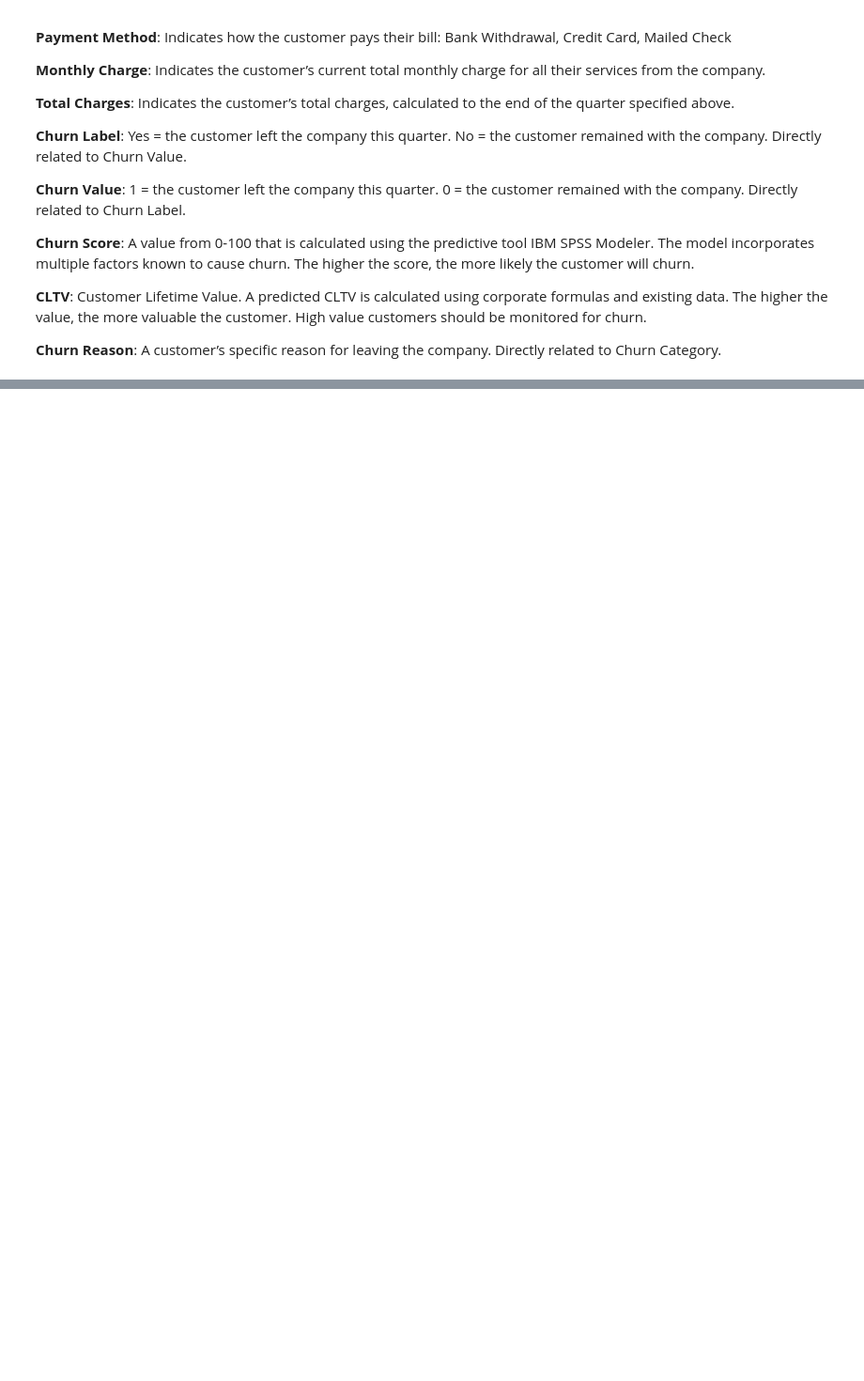
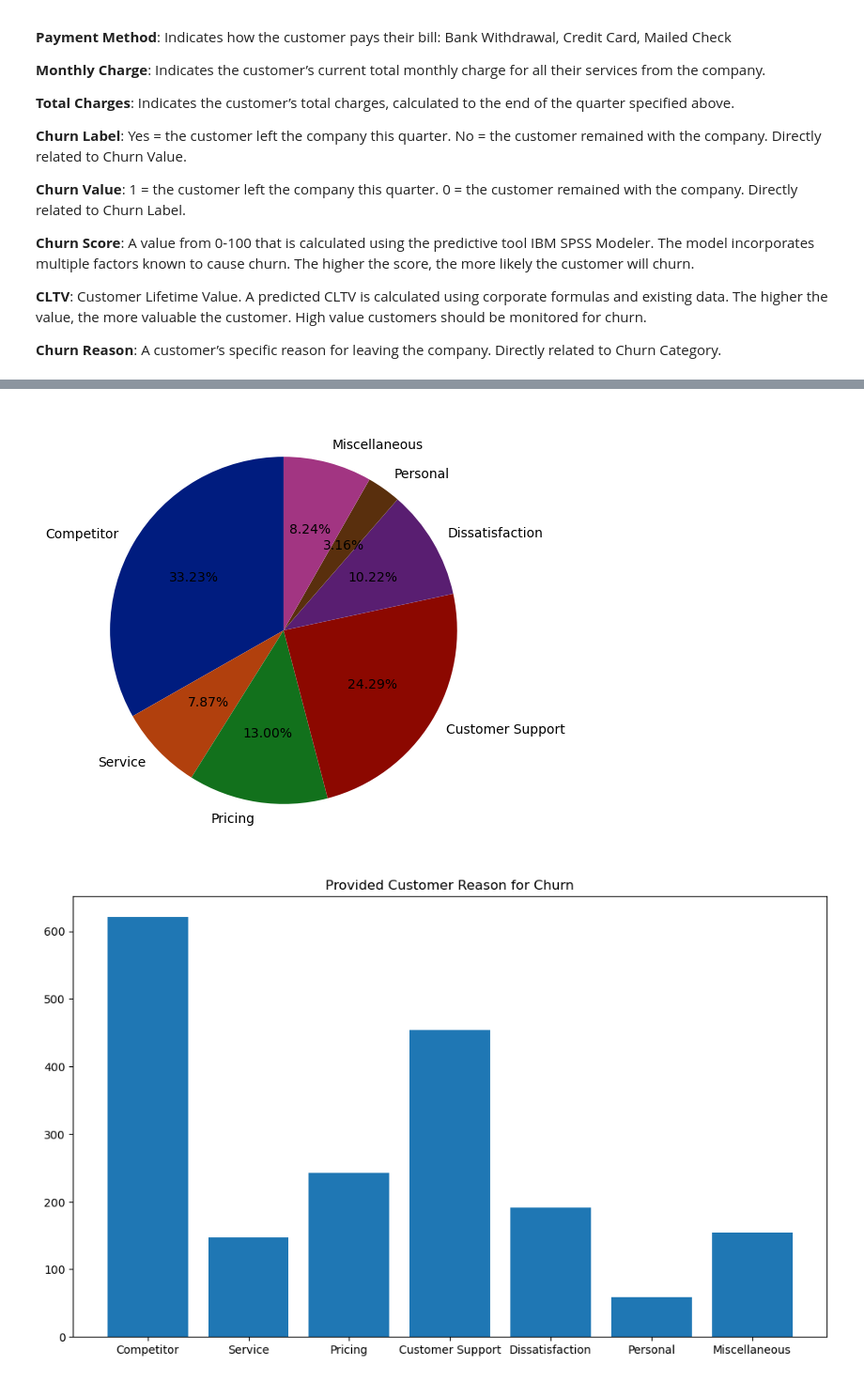
Before and after one commit to FranciszekMierzejewski/Churn-Predictor, a Jupyter notebook: notebooks/01_eda.ipynb, the cells around one changed output, grey strips where cells are left out. Shown at 94% size. Saved outputs shown, nothing was run; the diff lists cells and outputs as text; code cells hidden in the pictures; blank space fills up the shorter version.

```diff
--- a/notebooks/01_eda.ipynb
+++ b/notebooks/01_eda.ipynb
@@ -154,14 +181,21 @@ for reason, count in churn_category_count.items():
 # %%
 labels = list(churn_category_count.keys())
 data = list(churn_category_count.values())
 
+# pie chart
 plt.figure(figsize=(10,6))
 colors = sns.color_palette("dark")
+plt.pie(data, labels=labels, colors=colors, autopct="%.2f%%", startangle=90) # start at north
+plt.show()
 
-plt.pie(data, labels=labels, colors=colors, autopct="%.2f%%", startangle=90) # start at north
-plt.title("Reason for customer churn")
-
+plt.figure(figsize=(10,6))
+plt.bar(labels, data)
+plt.tight_layout()
+plt.title("Provided Customer Reason for Churn")
 plt.show()
+# %% [output]
+[figure, added]
+[figure, added]
 # %%
 location_count = df["city"].value_counts().reset_index(name="counts")
 
```
Also changed, not shown: parts of 5 cells of this notebook.
